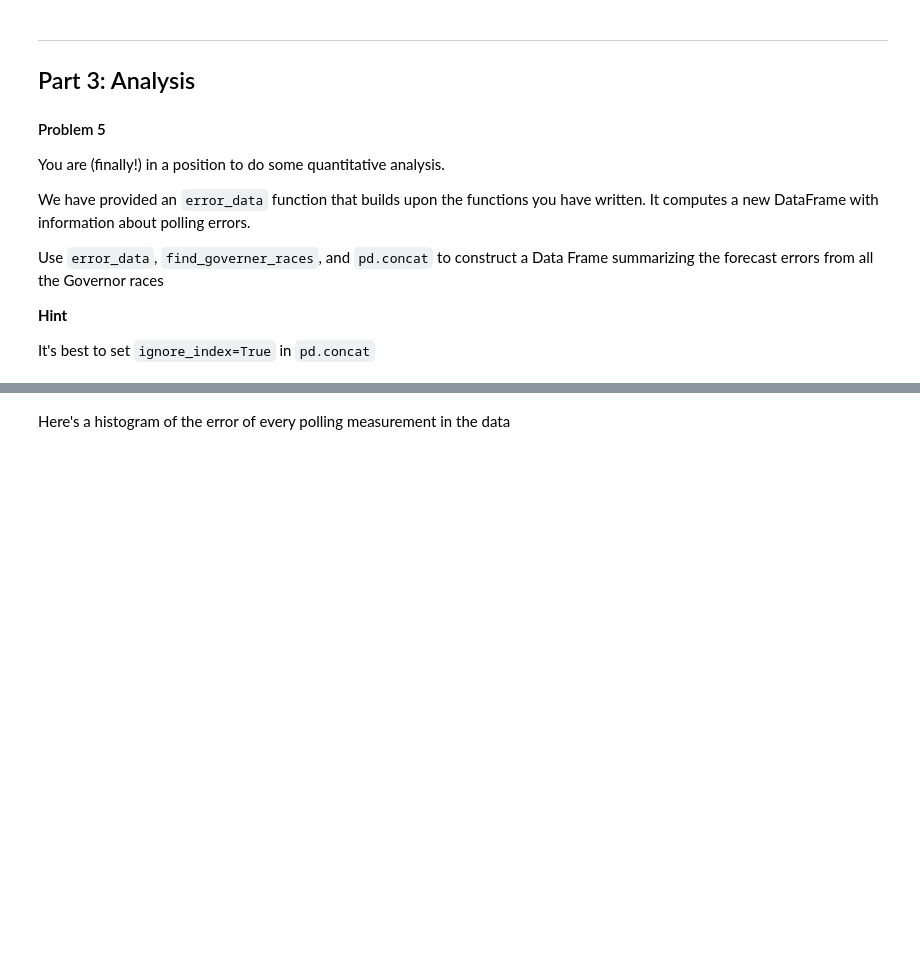
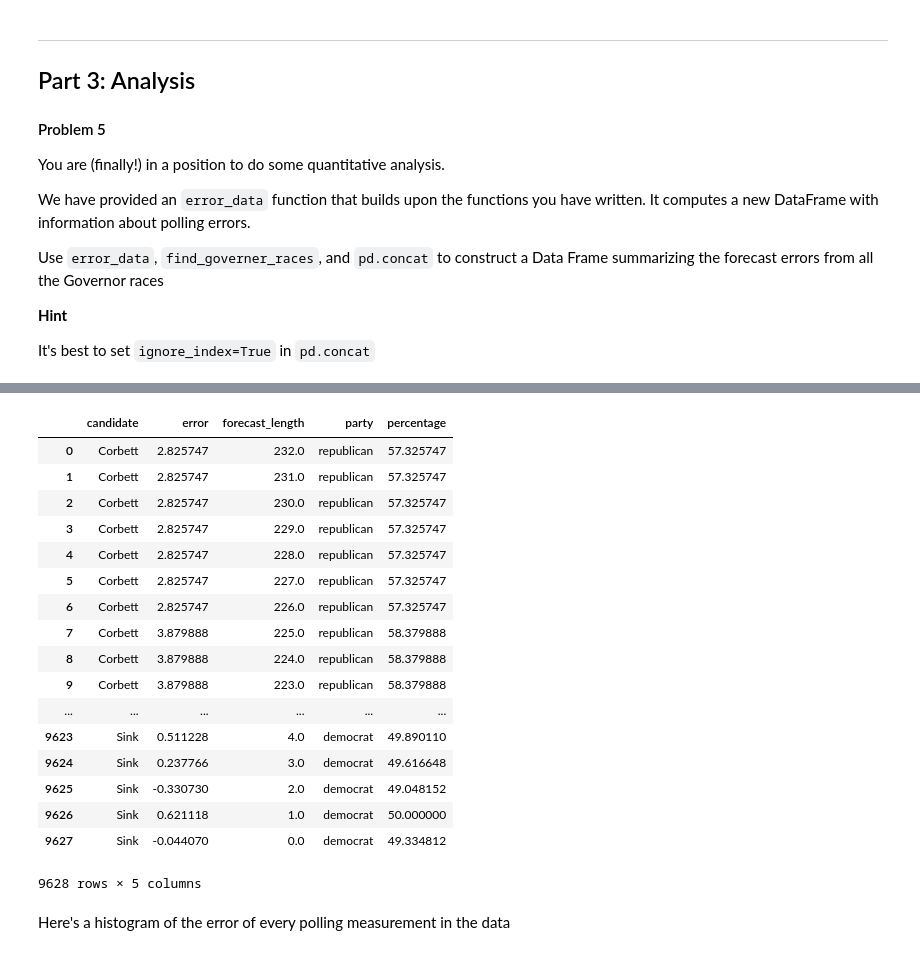
Before and after one commit to kamilucha123/harvard-cs109-fall-2013, a Jupyter notebook: homeworks/HW1/HW1.ipynb, the cells around one changed output, grey strips where cells are left out. Cells and saved outputs as stored; diff of their text form; code cells hidden in the pictures; blank space fills up the shorter version.

```diff
--- a/homeworks/HW1/HW1.ipynb
+++ b/homeworks/HW1/HW1.ipynb
@@ -420,4 +506,21 @@ You can do this by selection `view->developer->view source` in Chrome, or `Tools
     >>> race_result(url)
     {'Brown': 56.0126582278481, 'Whitman': 43.9873417721519}
 """
-#your code here
+def race_result(url):
+    req = requests.get(url).text
+    dom = BeautifulSoup(req)
+    names = []
+    results = []
+    counter = 0
+    for name in dom.find('table', {'class': 'data'}):
+        for header in name.find_all('th'):
+            if header.get('class') == None:
+                if counter is not 0:
+                    names.append(get_name(header.text))
+                counter += 1
+    table = dom.find('tr', {'class': 'final'})
+    for td in table.find_all('td'):
+        if td.text[0].isdigit():
+            results.append(float(td.text))
+    return dict(zip(names, normalize(results)))
+race_result('https://www.realclearpolitics.com/epolls/2010/governor/wy/wyoming_governor_mead_vs_peterson-1627.html')
@@ -519,21 +641,18 @@ def error_data(url):
     df = df.rename(columns={c: _strip(c) for c in df.columns})
     for k, v in result.items():
         result[_strip(k)] = v
-
+    #print df.date
     candidates = [c for c in df.columns if c is not 'date']
-
     #turn into a timeseries...
     df.index = df.date
-
     #...so that we can resample at regular, daily intervals
     df = df.resample('D')
     df = df.dropna()
-
     #compute forecast length in days
     #(assuming that last forecast happens on the day of the election, for simplicity)
-    forecast_length = (df.date.max() - df.date).values
+    forecast_length = (df.index.max() - df.index).values
+    dl = df.index.max() - df.index
     forecast_length = forecast_length / np.timedelta64(1, 'D')  # convert to number of days
-
     #compute forecast error
     errors = {}
     normalized = {}
@@ -543,12 +662,9 @@ def error_data(url):
         #turn raw percentage into percentage of poll votes
         corr = df[c].values / df[candidates].sum(axis=1).values * 100.
         err = corr - result[_strip(c)]
-
         normalized[c] = corr
         errors[c] = err
-
     n = forecast_length.size
-
     result = {}
     result['percentage'] = np.hstack(normalized[c] for c in candidates)
     result['error'] = np.hstack(errors[c] for c in candidates)
@@ -576,5 +694,8 @@ Examples
 df = all_error_data()
 """
 #your code here
+def all_error_data():
+    data = [error_data(race) for race in find_governor_races(page)]
+    return pd.concat(data, ignore_index=True)
 # %%
 errors = all_error_data()
@@ -581,3 +706,24 @@ errors = all_error_data()
+# %%
+errors
+# %% [output]
+|  | candidate | error | forecast_length | party | percentage |
+| 0 | Corbett | 2.825747 | 232.0 | republican | 57.325747 |
+| 1 | Corbett | 2.825747 | 231.0 | republican | 57.325747 |
+| 2 | Corbett | 2.825747 | 230.0 | republican | 57.325747 |
+| 3 | Corbett | 2.825747 | 229.0 | republican | 57.325747 |
+| 4 | Corbett | 2.825747 | 228.0 | republican | 57.325747 |
+| 5 | Corbett | 2.825747 | 227.0 | republican | 57.325747 |
+| 6 | Corbett | 2.825747 | 226.0 | republican | 57.325747 |
+| 7 | Corbett | 3.879888 | 225.0 | republican | 58.379888 |
+| 8 | Corbett | 3.879888 | 224.0 | republican | 58.379888 |
+| 9 | Corbett | 3.879888 | 223.0 | republican | 58.379888 |
+| ... | ... | ... | ... | ... | ... |
+| 9623 | Sink | 0.511228 | 4.0 | democrat | 49.890110 |
+| 9624 | Sink | 0.237766 | 3.0 | democrat | 49.616648 |
+| 9625 | Sink | -0.330730 | 2.0 | democrat | 49.048152 |
+| 9626 | Sink | 0.621118 | 1.0 | democrat | 50.000000 |
+| 9627 | Sink | -0.044070 | 0.0 | democrat | 49.334812 |
+9628 rows × 5 columns
 # %% [markdown]
 Here's a histogram of the error of every polling measurement in the data
 # %%
```
Also changed, not shown: parts of 21 cells of this notebook.
